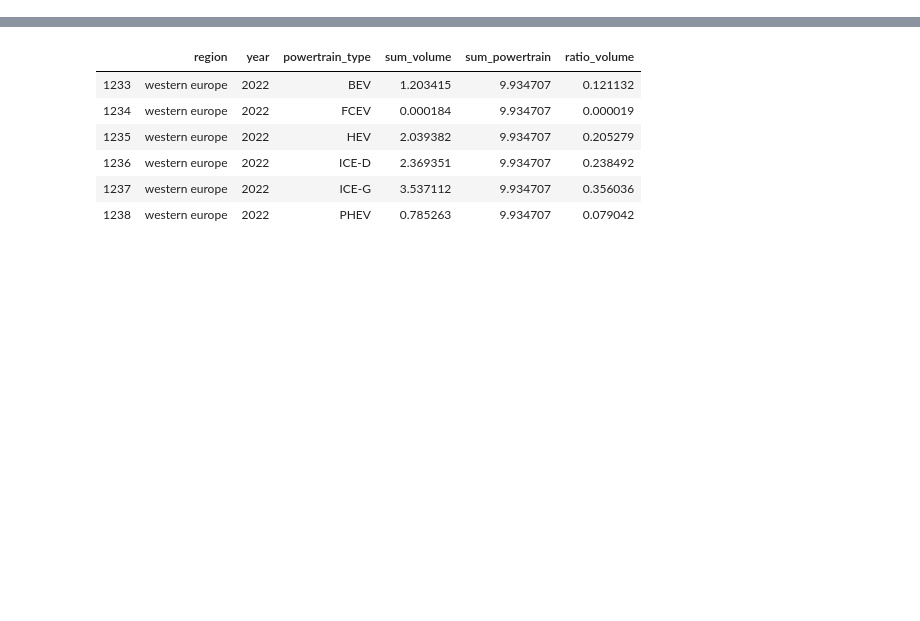
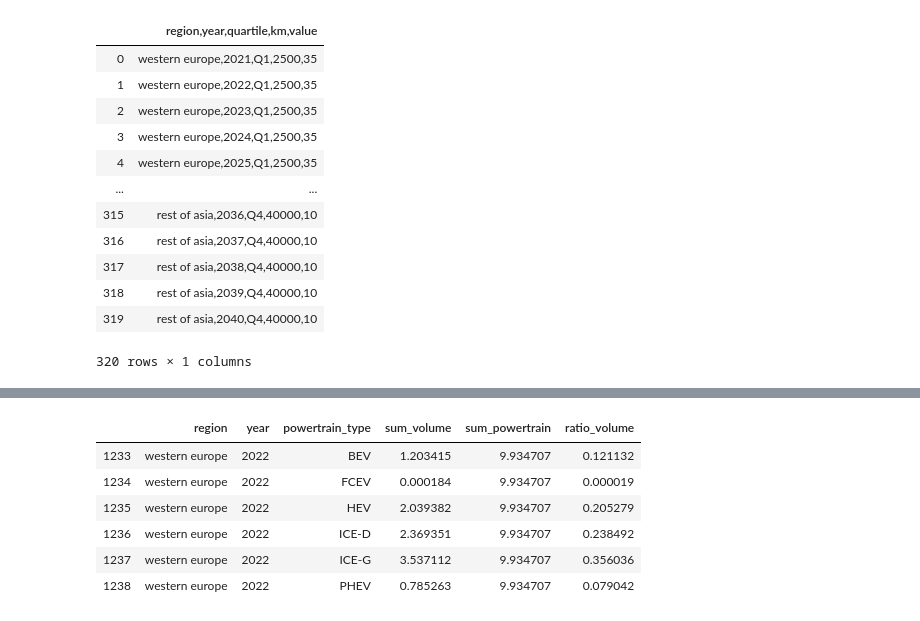
Before and after one commit to yousmaaz/powertrain-project, a Jupyter notebook: IHS_analysis.ipynb, the cells around one changed output, grey strips where cells are left out. Drawn from its saved outputs; the diff is of its cells as text; code cells hidden in the pictures; blank space fills up the shorter version.

Commit message:
changes quartiles file

```diff
--- a/IHS_analysis.ipynb
+++ b/IHS_analysis.ipynb
@@ -4,0 +37,16 @@ import math
+# %%
+quartiles
+# %% [output]
+|  | region,year,quartile,km,value |
+| 0 | western europe,2021,Q1,2500,35 |
+| 1 | western europe,2022,Q1,2500,35 |
+| 2 | western europe,2023,Q1,2500,35 |
+| 3 | western europe,2024,Q1,2500,35 |
+| 4 | western europe,2025,Q1,2500,35 |
+| ... | ... |
+| 315 | rest of asia,2036,Q4,40000,10 |
+| 316 | rest of asia,2037,Q4,40000,10 |
+| 317 | rest of asia,2038,Q4,40000,10 |
+| 318 | rest of asia,2039,Q4,40000,10 |
+| 319 | rest of asia,2040,Q4,40000,10 |
+320 rows × 1 columns
```
Also changed, not shown: parts of 4 cells of this notebook, 7 other files.
